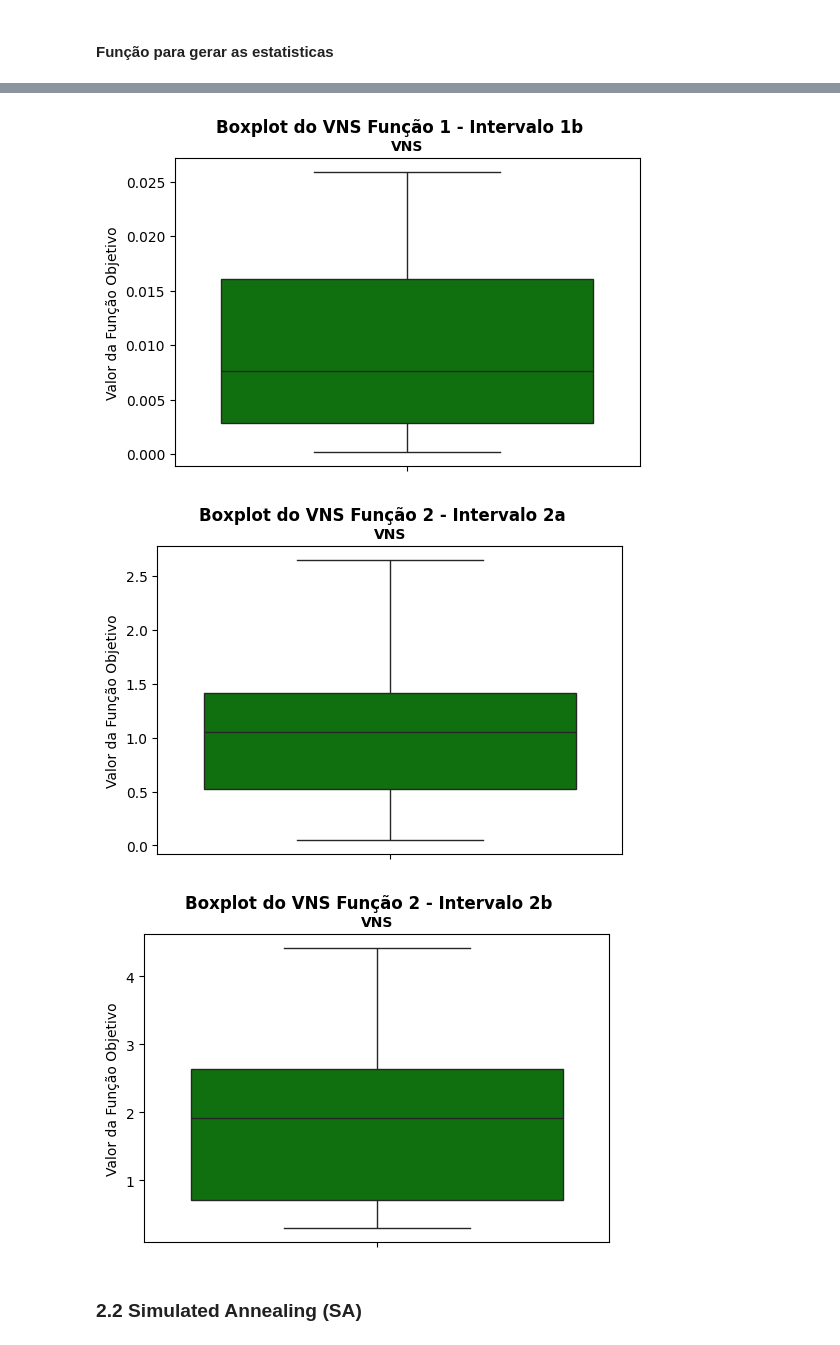
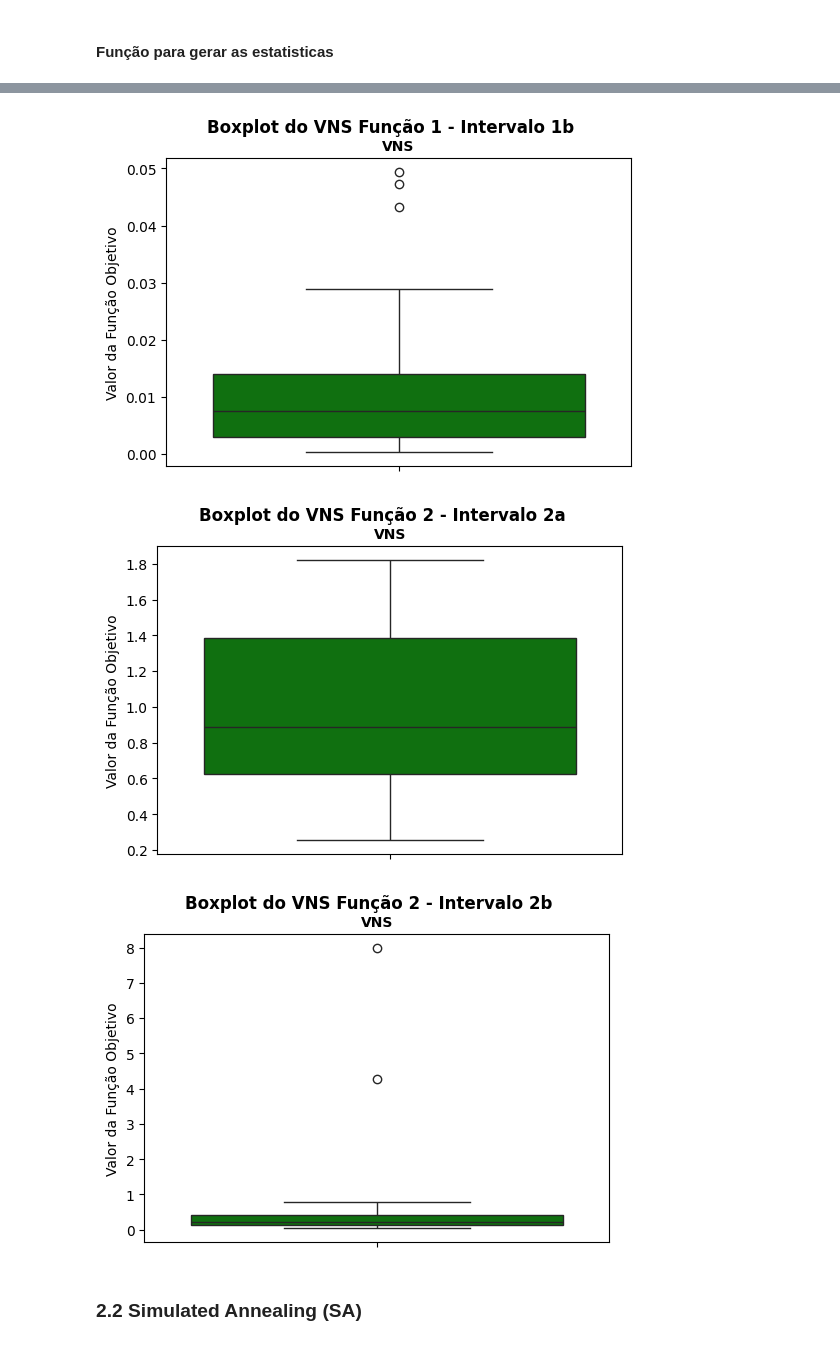
Before and after one commit to aymesantos/TP01-MetaHeuristica, a Jupyter notebook: tp01.ipynb, the cells around one changed output, grey strips where cells are left out. Saved outputs shown, nothing was run; the diff lists cells and outputs as text; code cells hidden in the pictures.

Commit message:
Atualiza print das estatisticas e parametros algoritmos

```diff
--- a/tp01.ipynb
+++ b/tp01.ipynb
@@ -277,13 +277,13 @@ def pertubacao(solucao, min, max, min_ruido, max_ruido, qtdVariaveisDecisao):
 # %% [markdown]
 ### 2.1.6 Hill Climbing
 # %%
-def hillClimbing(solucao, funcaoObjetivo, min, max, qtdVariaveisDecisao):
-    min_ruido = 0.03
-    max_ruido = 0.05
+def hillClimbing(solucao, funcaoObjetivo, min, max, qtdVariaveisDecisao, max_iter=100):
+    min_ruido = 0.05  # pode até aumentar esse ruído
+    max_ruido = 0.1
     semMudanca = 0
+    iter_count = 0
 
-    while True:
-        # Passando qtdVariaveisDecisao para a função pertubacao
+    while semMudanca < 5 and iter_count < max_iter:
         novaSolucao = pertubacao(solucao.copy(), min, max, min_ruido, max_ruido, qtdVariaveisDecisao)
 
         if funcaoObjetivo(novaSolucao) < funcaoObjetivo(solucao):
@@ -292,8 +292,7 @@ def hillClimbing(solucao, funcaoObjetivo, min, max, qtdVariaveisDecisao):
         else:
             semMudanca += 1
 
-        if semMudanca == 5:
-            break
+        iter_count += 1
 
     return solucao
 # %% [markdown]
@@ -313,6 +312,7 @@ def vns(funcaoObjetivo, min, max, qtdVariaveisDecisao, k_max=5, max_iter=100):
         while k <= k_max:
             # Perturbação: nova solução na vizinhança k
             nova_solucao = solucao_corrente + np.random.uniform(-1, 1, size=solucao_corrente.shape)
+            nova_solucao = np.clip(nova_solucao, min, max)
 
             # Busca local (hill climbing)
             nova_solucao = hillClimbing(nova_solucao, funcaoObjetivo, min, max, qtdVariaveisDecisao)
@@ -525,10 +525,21 @@ def estatisticas(resultadosComparar, nome_funcao_objetivo):
     return pd.DataFrame(estatisticas)
 # %%
 # Calcular as estatísticas para o VNS e o SA posteriormente
-estatisticas_vns = estatisticas([vns_1b], 'f(x1,x2)')
+estatisticas_vns1a = estatisticas([vns_1a], 'f(x1,x2)')
+print("Estatísticas VNS 1A")
+print(estatisticas_vns1a, "\n")
 
-print(estatisticas_vns)
+print("Estatísticas VNS 1B")
+estatisticas_vns1b = estatisticas([vns_1b], 'f(x1,x2)')
+print(estatisticas_vns1b, "\n")
 
+print("Estatísticas VNS 2A")
+estatisticas_vns2a = estatisticas([vns_2a], 'f(x1,x2,x3,x4)')
+print(estatisticas_vns2a, "\n")
+
+print("Estatísticas VNS 2B")
+estatisticas_vns2b = estatisticas([vns_2b], 'f(x1,x2,x3,x4)')
+print(estatisticas_vns2b)
 #resultadosComparar
 exibirBoxplot(vns_1a['f(x1,x2)'], 'Boxplot do VNS Função 1 - Intervalo 1a', 'green')
 exibirBoxplot(vns_1b['f(x1,x2)'], 'Boxplot do VNS Função 1 - Intervalo 1b', 'green')
@@ -541,6 +565,6 @@ exibirBoxplot(vns_2b['f(x1,x2,x3,x4)'], 'Boxplot do VNS Função 2 - Intervalo 2
-[figure, old version]
+[figure, new version]
-[figure, old version]
+[figure, new version]
-[figure, old version]
+[figure, new version]
 # %% [markdown]
 ### 2.2 Simulated Annealing (SA)
 # %% [markdown]
```
Also changed, not shown: parts of 10 cells of this notebook.
